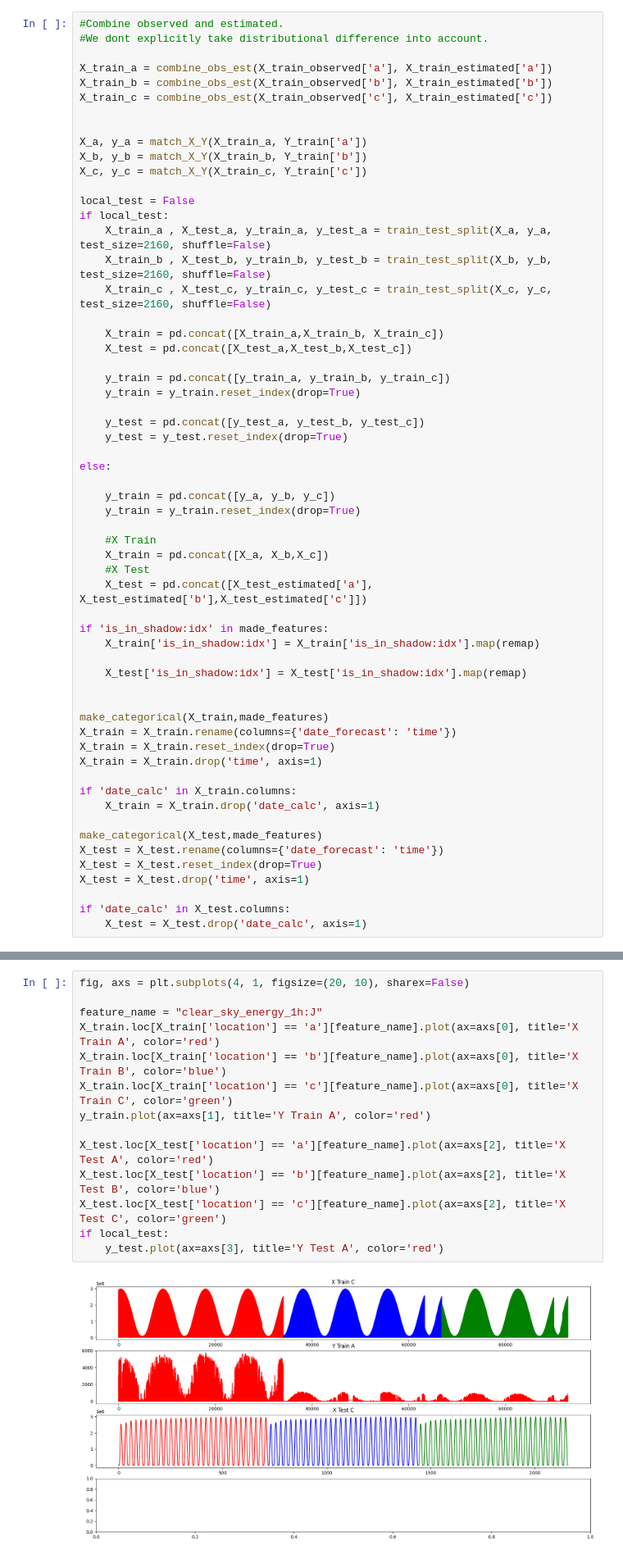
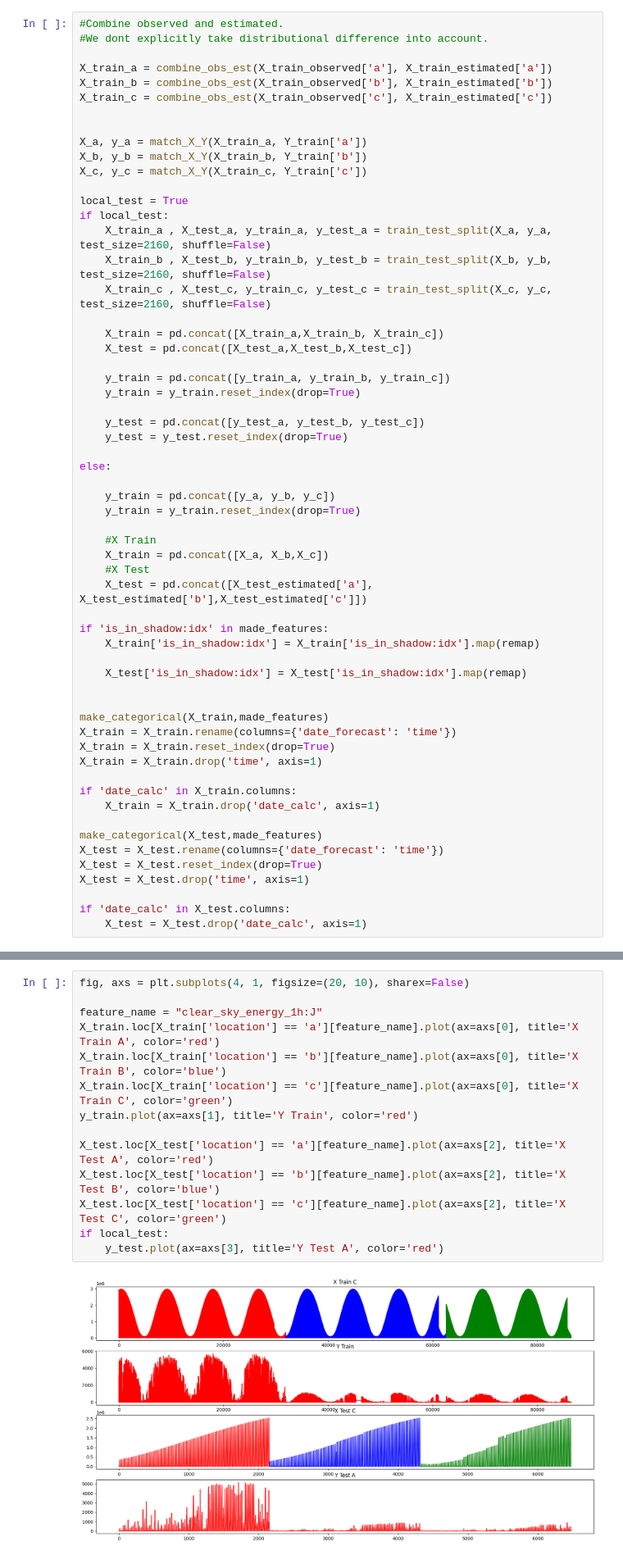
Before and after one commit to Bergschtein/Solar-Energy-Prediction, a Jupyter notebook: catboost.ipynb, the cells around one changed output, grey strips where cells are left out. Shown at 82% size. Cells and saved outputs as stored; diff of their text form.

```diff
--- a/catboost.ipynb
+++ b/catboost.ipynb
@@ -332,7 +305,7 @@ X_a, y_a = match_X_Y(X_train_a, Y_train['a'])
 X_b, y_b = match_X_Y(X_train_b, Y_train['b'])
 X_c, y_c = match_X_Y(X_train_c, Y_train['c'])
 
-local_test = False
+local_test = True
 if local_test:
     X_train_a , X_test_a, y_train_a, y_test_a = train_test_split(X_a, y_a, test_size=2160, shuffle=False)
     X_train_b , X_test_b, y_train_b, y_test_b = train_test_split(X_b, y_b, test_size=2160, shuffle=False)
@@ -383,19 +356,19 @@ if 'date_calc' in X_test.columns:
 # %%
 fig, axs = plt.subplots(4, 1, figsize=(20, 10), sharex=False)
 
 feature_name = "clear_sky_energy_1h:J"
 X_train.loc[X_train['location'] == 'a'][feature_name].plot(ax=axs[0], title='X Train A', color='red')
 X_train.loc[X_train['location'] == 'b'][feature_name].plot(ax=axs[0], title='X Train B', color='blue')
 X_train.loc[X_train['location'] == 'c'][feature_name].plot(ax=axs[0], title='X Train C', color='green')
-y_train.plot(ax=axs[1], title='Y Train A', color='red')
+y_train.plot(ax=axs[1], title='Y Train', color='red')
 
 X_test.loc[X_test['location'] == 'a'][feature_name].plot(ax=axs[2], title='X Test A', color='red')
 X_test.loc[X_test['location'] == 'b'][feature_name].plot(ax=axs[2], title='X Test B', color='blue')
 X_test.loc[X_test['location'] == 'c'][feature_name].plot(ax=axs[2], title='X Test C', color='green')
 if local_test:
     y_test.plot(ax=axs[3], title='Y Test A', color='red')
 # %% [output]
-[figure, old version]
+[figure, new version]
 # %%
 
 normalize = False
```
Also changed, not shown: parts of 9 cells of this notebook, 17 other files.
